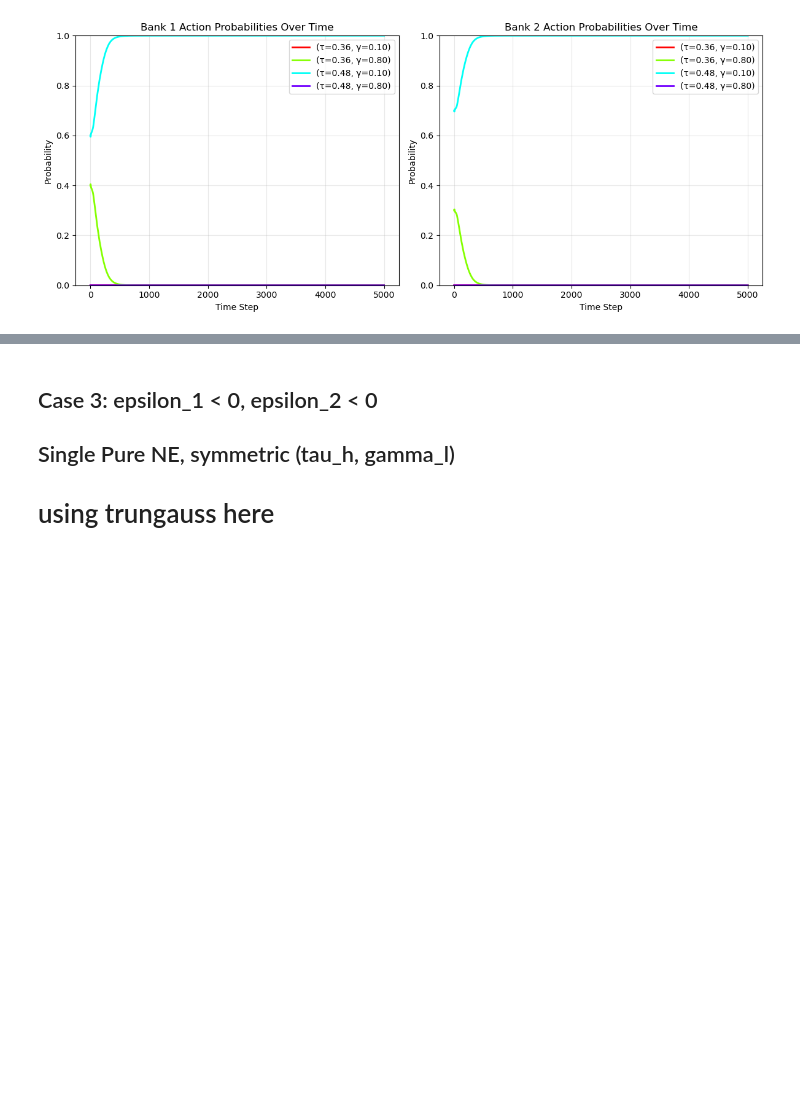
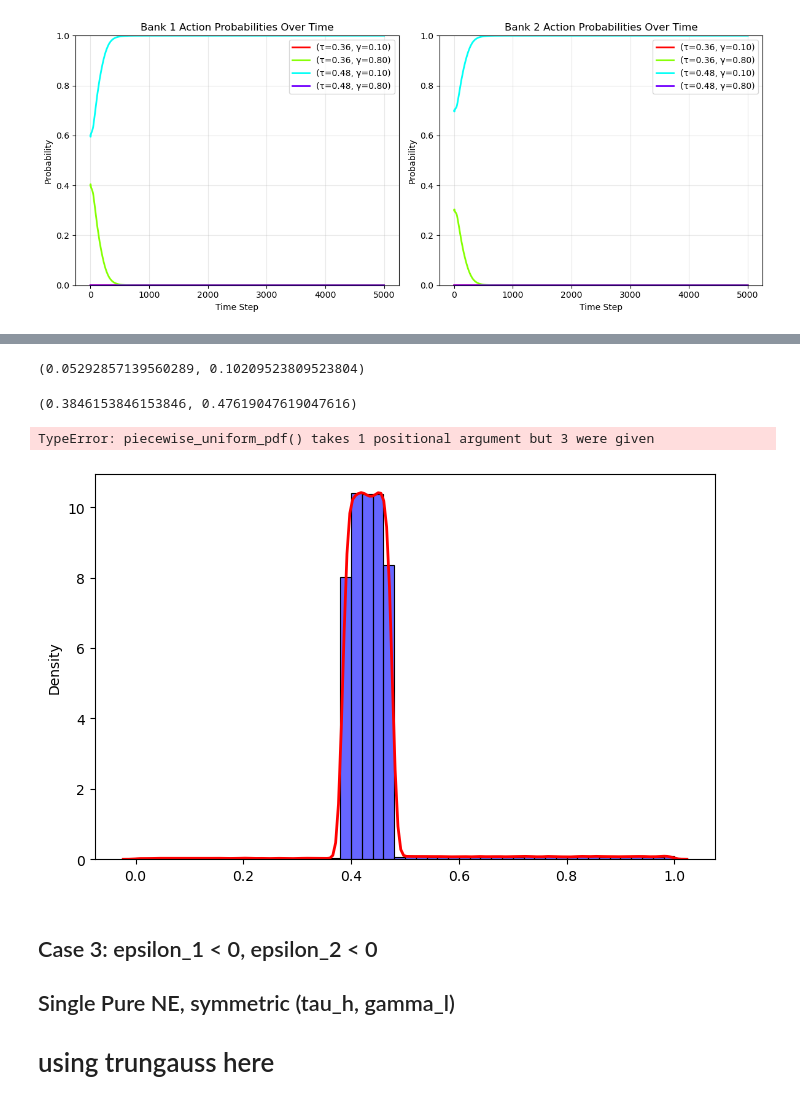
Before and after one commit to krishnacharya/bankgame, a Jupyter notebook: notebooks/Game_2gammas_DynamicsCurves_4epsiloncases.ipynb, the cells around one changed output, grey strips where cells are left out. Saved outputs shown, nothing was run; the diff lists cells and outputs as text; code cells hidden in the pictures; blank space fills up the shorter version.

```diff
--- a/notebooks/Game_2gammas_DynamicsCurves_4epsiloncases.ipynb
+++ b/notebooks/Game_2gammas_DynamicsCurves_4epsiloncases.ipynb
@@ -362,3 +425,62 @@ plot_game_probability_single((b1,b2,gammas,taus))
+# %%
+# Piecewise uniform investigation
+gammas = sorted([0.1, 0.6])
+taus = sorted([1/(2+gamma) for gamma in gammas])
+puf = PiecewiseUniform(ga_l = gammas[0], ga_h = gammas[1]) #needs exactly these gamma_l and high values
+gtm = GameTrueMatrix2by2(gammas=gammas, taus=taus, dist=puf)
+gtm.eps1, gtm.eps2
+# %% [output]
+(0.05292857139560289, 0.10209523809523804)
+# %%
+taus[0], taus[1]
+# %% [output]
+(0.3846153846153846, 0.47619047619047616)
+# %%
+# Generate histogram-based empirical PDF
+
+def plot_empirical_pdf(samples, piecewise_uniform_pdf, tau_l, tau_h, bins=50, density=True):
+    plt.figure(figsize=(8, 5))
+    sns.histplot(samples, bins=bins, kde=False, stat="density", alpha=0.6, color='b', edgecolor='black')
+    sns.kdeplot(samples, color='r', linewidth=2, label='KDE Estimate')
+
+    # Plot piecewise uniform PDF
+
+    y_values = np.linspace(0, 1, 1000)
+    pdf_values = [piecewise_uniform_pdf(y, tau_l, tau_h) for y in y_values]
+    plt.plot(y_values, pdf_values, color='g', linestyle='--', linewidth=2, label='Piecewise Uniform PDF') # true
+
+    plt.xlabel('Value')
+    plt.ylabel('Density')
+    plt.title('Empirical PDF with Piecewise Uniform PDF')
+    plt.legend()
+    plt.grid(True)
+    plt.show()
+
+# Define piecewise uniform PDF function
+def piecewise_uniform_pdf(y):
+    if 0 <= y < self.tau_l:
+        return 0.01 / self.tau_l
+    elif self.tau_l <= y < self.tau_h:
+        return 0.95 / (self.tau_h - self.tau_l)
+    elif self.tau_h <= y <= 1:
+        return 0.04 / (1 - self.tau_h)
+    else:
+        return 0
+
+gammas = sorted([0.1, 0.6])
+taus = sorted([1/(2+gamma) for gamma in gammas])
+puf = PiecewiseUniform(ga_l = gammas[0], ga_h = gammas[1]) #needs exactly these gamma_l and high values
+gtm = GameTrueMatrix2by2(gammas=gammas, taus=taus, dist=puf)
+
+tau_l, tau_h = taus
+samples = puf.get_samples(100000)
+
+
+# Assuming arr contains the samples
+plot_empirical_pdf(samples, piecewise_uniform_pdf, tau_l, tau_h)
+# %% [output]
+TypeError: piecewise_uniform_pdf() takes 1 positional argument but 3 were given
+[figure, added]
 # %% [markdown]
 ## Case 3: epsilon_1 < 0, epsilon_2 < 0
 
```
Also changed, not shown: parts of 15 cells of this notebook, 1 other file.
